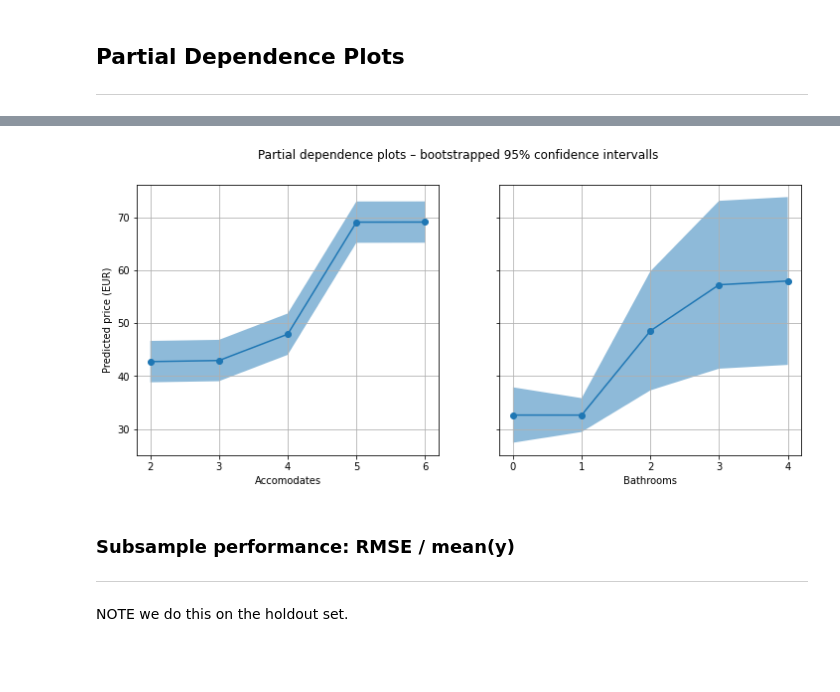
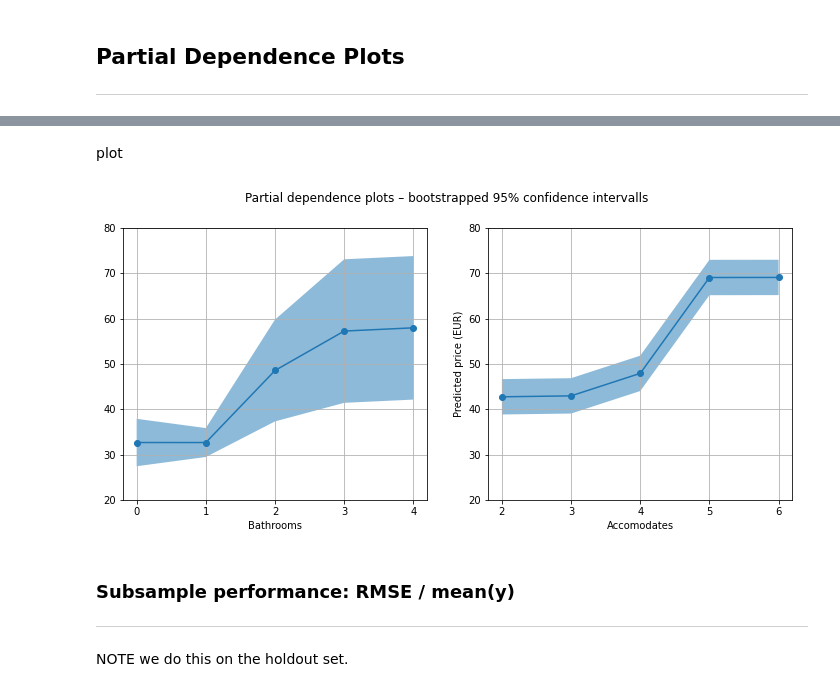
Before and after one commit to adamvig96/Prediction-with-Machine-Learning-for-Economists, a Jupyter notebook: Assignment-2/code/airbnb-predict-bangkok.ipynb, the cells around one changed output, grey strips where cells are left out. Drawn from its saved outputs; the diff is of its cells as text; code cells hidden in the pictures; blank space fills up the shorter version.

```diff
--- a/Assignment-2/code/airbnb-predict-bangkok.ipynb
+++ b/Assignment-2/code/airbnb-predict-bangkok.ipynb
@@ -621,7 +628,7 @@ bath_pdp = (
 )
 
 
-n_bootstrap = 50
+n_bootstrap = 150
 
 bathrooms = bath_pdp["Bathrooms"].tolist()
 expected_value_bootstrap_replications = []
@@ -712,43 +687,45 @@ plt.show()
+# %% [markdown]
+plot
 # %%
-fig, (ax1, ax2) = plt.subplots(1, 2,sharey=True,figsize=(12,5))
+fig, (ax1, ax2) = plt.subplots(1, 2,sharey=False,figsize=(12,5))
 fig.suptitle('Partial dependence plots – bootstrapped 95% confidence intervalls')
 
 
+ax1.plot(bathrooms, bath_pdp["Predicted price"], marker="o")
+ax1.fill_between(
+    bathrooms,
+    bath_pdp["Predicted price"] - 1.96 * bath_pdp["prediction_se"],
+    bath_pdp["Predicted price"] + 1.96 * bath_pdp["prediction_se"],
+    alpha=0.5,
+    label="Bootstrap 95%CI",
+)
+ax1.set_xlabel("Bathrooms")
+ax1.grid()
+ax1.set_yticks([i*10 for i in range(2,9)])
+ax1.set_xticks(bathrooms)
 
-ax1.plot(accomodates, accom_pdp["Predicted price"], marker="o")
-ax1.fill_between(
+
+ax2.plot(accomodates, accom_pdp["Predicted price"], marker="o")
+ax2.fill_between(
     accomodates,
     accom_pdp["Predicted price"] - 1.96 * accom_pdp["prediction_se"],
     accom_pdp["Predicted price"] + 1.96 * accom_pdp["prediction_se"],
     alpha=0.5,
     label="Bootstrap 95%CI",
 )
-ax1.set_ylabel("Predicted price (EUR)")
-ax1.set_xlabel("Accomodates")
-ax1.grid()
-ax1.set_xticks(accomodates)
-ax1.set_yticks([i*10 for i in range(2,8)])
+ax2.set_ylabel("Predicted price (EUR)")
+ax2.set_xlabel("Accomodates")
+ax2.grid()
+ax2.set_xticks(accomodates)
+ax2.set_yticks([i*10 for i in range(2,9)])
 
-
-
-ax2.plot(bathrooms, bath_pdp["Predicted price"], marker="o")
-ax2.fill_between(
-    bathrooms,
-    bath_pdp["Predicted price"] - 1.96 * bath_pdp["prediction_se"],
-    bath_pdp["Predicted price"] + 1.96 * bath_pdp["prediction_se"],
-    alpha=0.5,
-    label="Bootstrap 95%CI",
-)
-ax2.set_xlabel("Bathrooms")
-ax2.grid()
-ax2.set_xticks(bathrooms)
 
 
 
 plt.savefig("../figures/PDP_plot.png")
 plt.show()
 # %% [output]
-[figure, old version]
+[figure, new version]
 # %% [markdown]
 ### Subsample performance: RMSE / mean(y)
 ---------------------------------------
```
Also changed, not shown: parts of 8 cells of this notebook, 1 other file.
